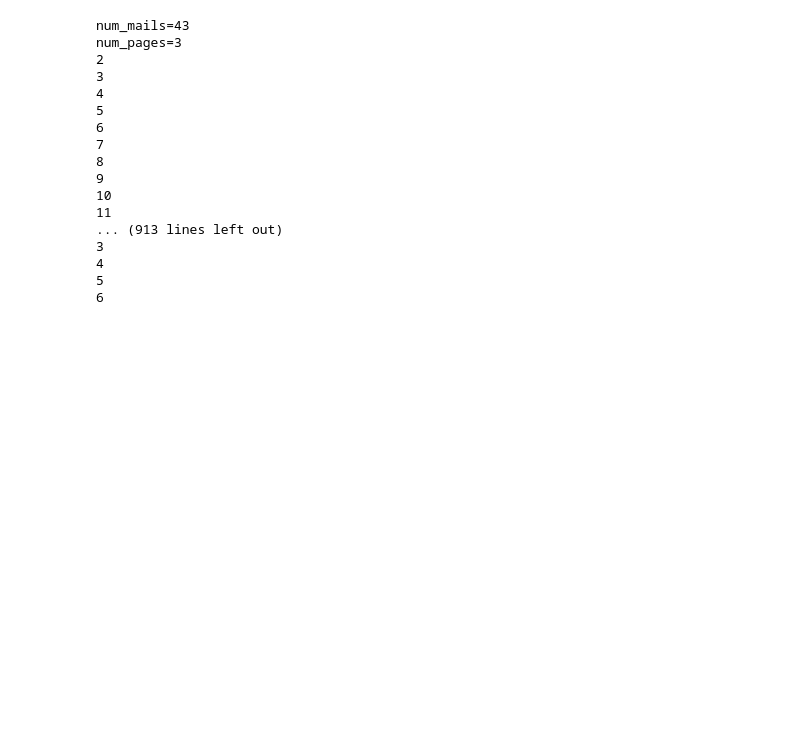
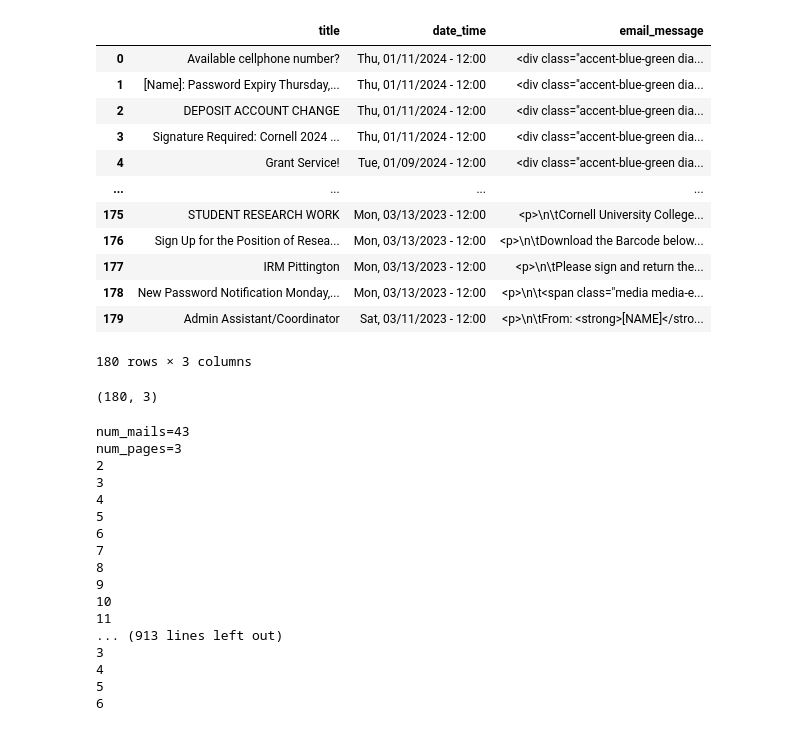
Before and after one commit to MitanshuGada/DispEmailWebScraper, a Jupyter notebook: IT_PhishBowl.ipynb, the cells around one changed output. Cells and saved outputs as stored; diff of their text form; code cells hidden in the pictures; blank space fills up the shorter version.

Commit message:
update: completed the script to scrape the cornell's phishing emails, and scraped emails for 15th jan

```diff
--- a/IT_PhishBowl.ipynb
+++ b/IT_PhishBowl.ipynb
@@ -17,20 +19,34 @@ options = webdriver.ChromeOptions()
 # %%
 browser = webdriver.Chrome(options=options)
 # emails_per_page = 15
+# df = pd.dataFrame()
+data = {'title': [],
+        'date_time': [],
+        'email_message': []}
 
 browser.get(url)
-for i in range(1, 21):
-    browser.find_element(By.CSS_SELECTOR, "tr:nth-child("+str(i)+") a").click()
-    date_time = browser.find_element(By.CSS_SELECTOR, "time").text
-    print(date_time)
+for j in range(0, 9):
+    print("Page: ",j)
+
+    for i in range(1, 21):
+        title = browser.find_element(By.CSS_SELECTOR, "tr:nth-child("+str(i)+") a").text
+        browser.find_element(By.CSS_SELECTOR, "tr:nth-child("+str(i)+") a").click()
+        date_time = browser.find_element(By.CSS_SELECTOR, "time").text
+        # print(date_time)
+        # print('-'*100)
+        # print(browser.page_source)
+        email_message = browser.find_element(By.CSS_SELECTOR, ".body-container-emails").get_attribute('innerHTML')
+        # print(email_message)
+        # print('-'*100)
+        # print(browser.page_source)
+        browser.back()
+        print(title)
+        data["date_time"].append(date_time)
+        data['title'].append(title)
+        data['email_message'].append(email_message)
     print('-'*100)
-    print(browser.page_source)
-    email_message = browser.find_element(By.CSS_SELECTOR, ".body-container-emails").get_attribute('innerHTML')
-    print(email_message)
-    print('-'*100)
-    print(browser.page_source)
-    browser.back()
+    browser.find_element(By.CSS_SELECTOR,".pager__item--next > a").click()
+    # print(browser.page_source)
 
-    if i == 2:
-        break
+    # break
 # %% [output]
@@ -53,0 +74,22 @@ Sat, 01/06/2024 - 12:00
+# %%
+df=pd.DataFrame(data)
+# %%
+df
+# %% [output]
+|  | title | date_time | email_message |
+| 0 | Available cellphone number? | Thu, 01/11/2024 - 12:00 | <div class="accent-blue-green dia... |
+| 1 | [Name]: Password Expiry Thursday,... | Thu, 01/11/2024 - 12:00 | <div class="accent-blue-green dia... |
+| 2 | DEPOSIT ACCOUNT CHANGE | Thu, 01/11/2024 - 12:00 | <div class="accent-blue-green dia... |
+| 3 | Signature Required: Cornell 2024 ... | Thu, 01/11/2024 - 12:00 | <div class="accent-blue-green dia... |
+| 4 | Grant Service! | Tue, 01/09/2024 - 12:00 | <div class="accent-blue-green dia... |
+| ... | ... | ... | ... |
+| 175 | STUDENT RESEARCH WORK | Mon, 03/13/2023 - 12:00 | <p>\n\tCornell University College... |
+| 176 | Sign Up for the Position of Resea... | Mon, 03/13/2023 - 12:00 | <p>\n\tDownload the Barcode below... |
+| 177 | IRM Pittington | Mon, 03/13/2023 - 12:00 | <p>\n\tPlease sign and return the... |
+| 178 | New Password Notification Monday,... | Mon, 03/13/2023 - 12:00 | <p>\n\t<span class="media media-e... |
+| 179 | Admin Assistant/Coordinator | Sat, 03/11/2023 - 12:00 | <p>\n\tFrom: <strong>[NAME]</stro... |
+180 rows × 3 columns
+# %%
+df.shape
+# %% [output]
+(180, 3)
```
Also changed, not shown: parts of 3 cells of this notebook, 3 other files.
